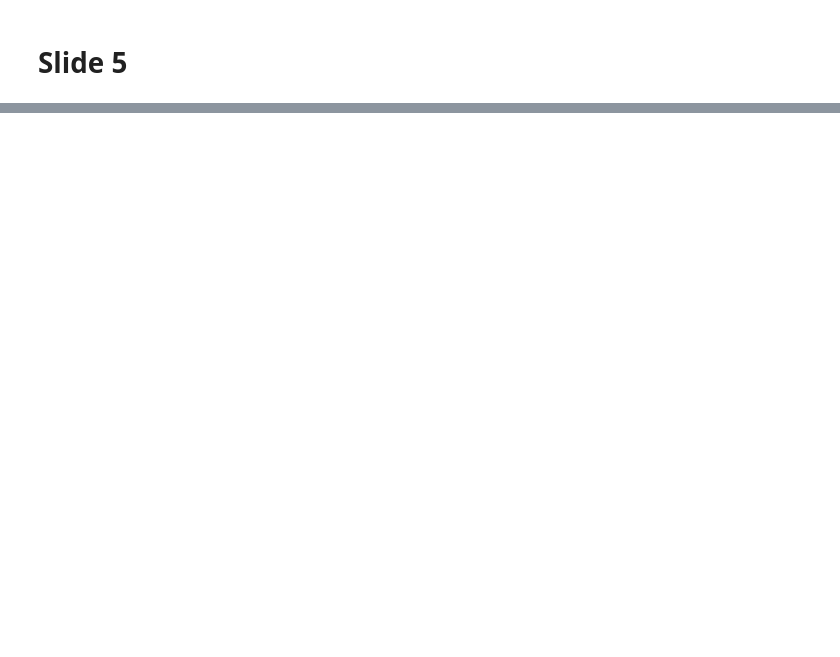
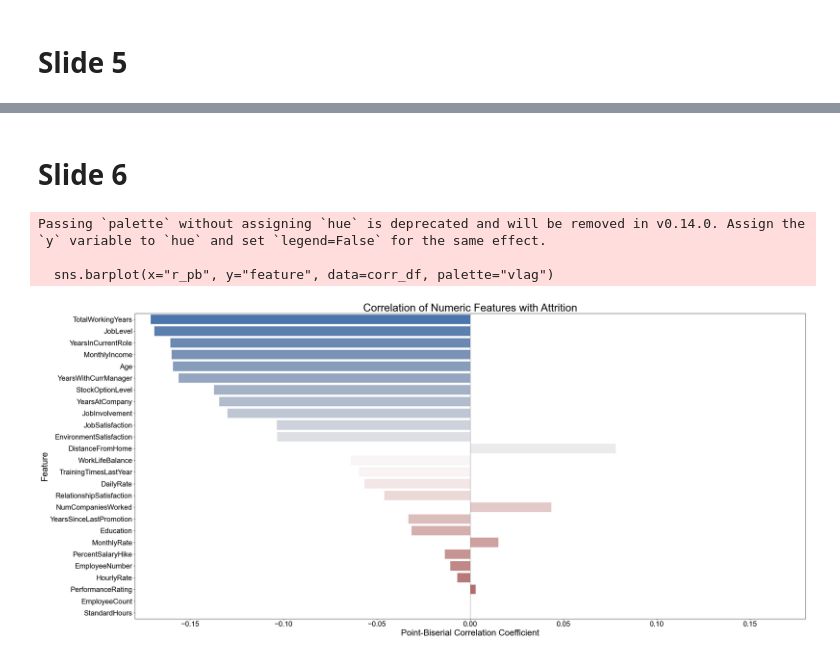
Before and after one commit to HiIamInfi/ibm-hr-data-challenge, a Jupyter notebook: src/visuals.ipynb, the cells around one changed output, grey strips where cells are left out. Saved outputs shown, nothing was run; the diff lists cells and outputs as text; code cells hidden in the pictures; blank space fills up the shorter version.

Commit message:
Added chart for correlations for numeric features and attrition

```diff
--- a/src/visuals.ipynb
+++ b/src/visuals.ipynb
@@ -6,6 +6,7 @@ import pandas as pd
 import seaborn as sns
 import numpy as np
 import json
+import scipy.stats as ss
 
 COLOR_MALE = "#66b3ff"
 COLOR_FEMALE = "#ff9999"
@@ -19,6 +20,7 @@ plt.rcParams['font.family'] = 'sans-serif'
 plt.rcParams['font.sans-serif'] = 'Arial'
 
 ibm_df = pd.read_csv("data/WA_Fn-UseC_-HR-Employee-Attrition.csv")
+fresh_df = ibm_df.copy()
 
 for column_name, mapping_info in data_mappings.items():
     # Check if the column exists in our DataFrame
@@ -251,0 +254,35 @@ plt.savefig('reports/slide5_histograms_slide.png', dpi=300)
+# %% [markdown]
+# Slide 6
+# %%
+numeric_cols = fresh_df.select_dtypes(include=["number"]).columns.drop("Attrition_bin")
+rows = []
+for c in numeric_cols:
+    r, p = ss.pointbiserialr(fresh_df["Attrition_bin"], fresh_df[c])
+    rows.append((c, r, p))
+
+corr_df = pd.DataFrame(rows, columns=["feature", "r_pb", "p_value"])
+corr_df= corr_df.sort_values("r_pb", key=lambda s: s.abs(), ascending=False)
+max_abs_r = corr_df['r_pb'].abs().max()
+plot_limit = max_abs_r * 1.05
+
+plt.figure(figsize=(29.89, 13.21))
+sns.barplot(x="r_pb", y="feature", data=corr_df, palette="vlag")
+
+plt.title("Correlation of Numeric Features with Attrition", fontsize=DESCRIPTION_FONTSIZE+10)
+plt.xlabel("Point-Biserial Correlation Coefficient", fontsize=DESCRIPTION_FONTSIZE+4)
+plt.ylabel("Feature", fontsize=DESCRIPTION_FONTSIZE+4)
+plt.tick_params(labelsize=DESCRIPTION_FONTSIZE)
+plt.xlim(-plot_limit, plot_limit)
+
+plt.axvline(x=0, color='grey', linewidth=0.8)
+plt.tight_layout()
+
+corr_df_sorted = corr_df.sort_values("r_pb", key=lambda s: s.abs(), ascending=False)
+corr_df_sorted.to_csv("reports/attrition_correlations.csv", index=False)
+
+plt.savefig("reports/slide7_attrition_correlation_chart.png", dpi=RESOLUTION)
+# %% [output]
+Passing `palette` without assigning `hue` is deprecated and will be removed in v0.14.0. Assign the `y` variable to `hue` and set `legend=False` for the same effect.
+
+  sns.barplot(x="r_pb", y="feature", data=corr_df, palette="vlag")
+[figure, added]
```
Also changed, not shown: parts of 2 cells of this notebook, 6 other files.
